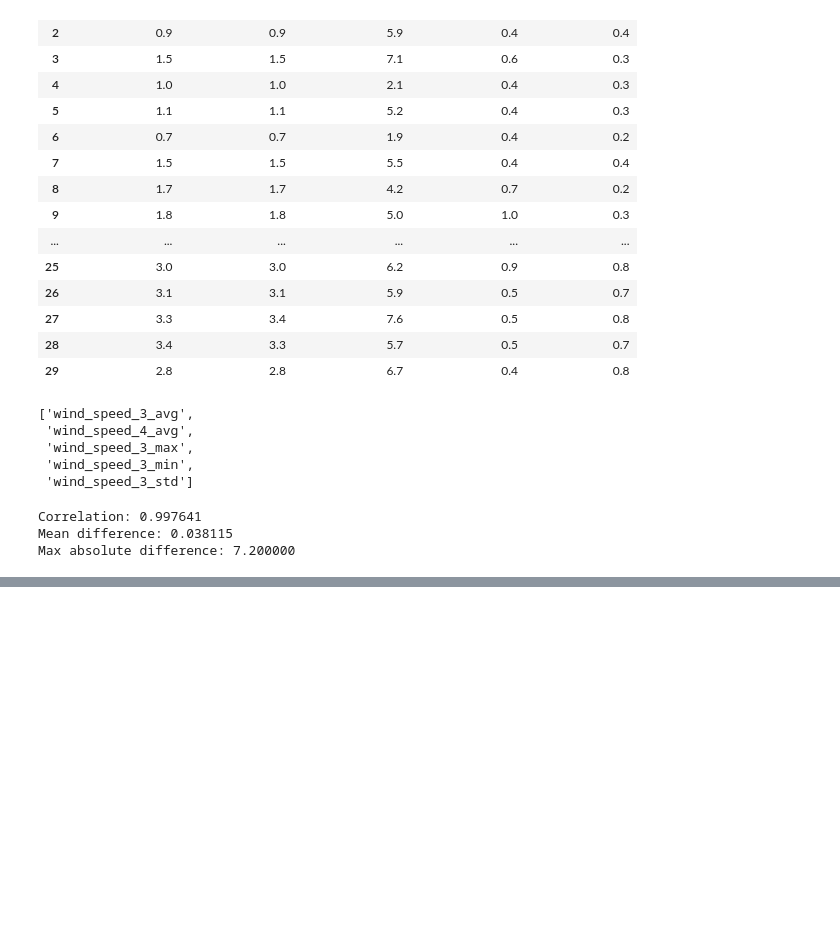
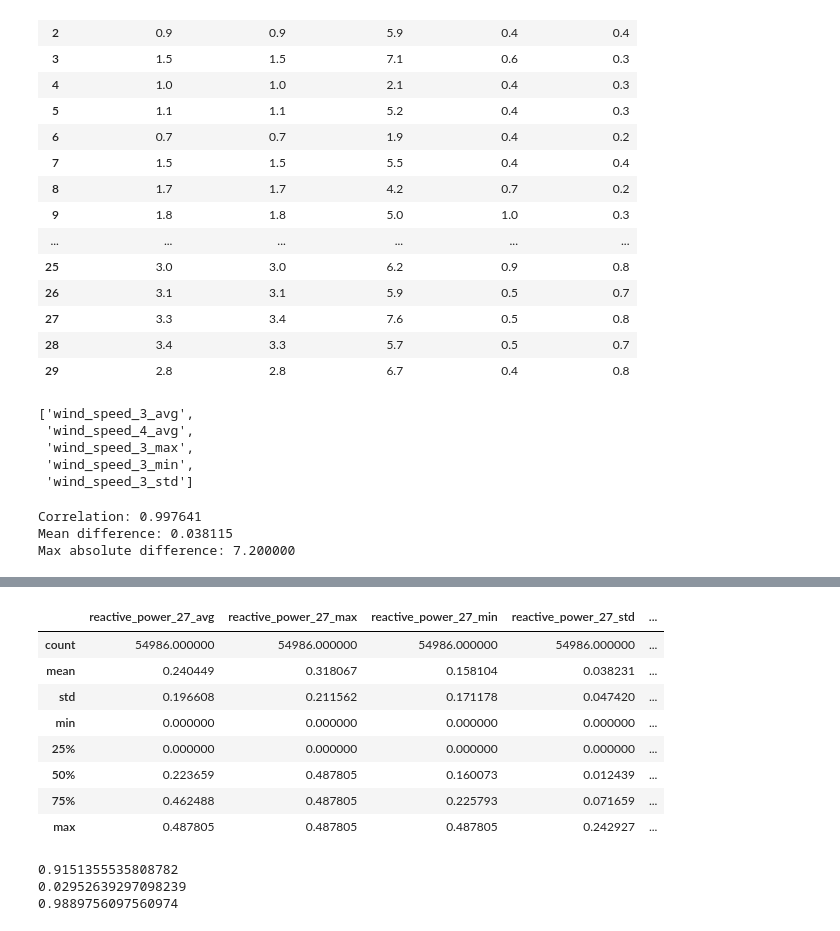
Before and after one commit to RithikDatascientist/potfolio, a Jupyter notebook: Wind_turbin_fault_detection_and_generation_loss/notebooks/01_EDA_Farm_A.ipynb, the cells around one changed output, grey strips where cells are left out. Cells and saved outputs as stored; diff of their text form; code cells hidden in the pictures; blank space fills up the shorter version.

```diff
--- a/Wind_turbin_fault_detection_and_generation_loss/notebooks/01_EDA_Farm_A.ipynb
+++ b/Wind_turbin_fault_detection_and_generation_loss/notebooks/01_EDA_Farm_A.ipynb
@@ -298,0 +325,23 @@ Max absolute difference: 7.200000
+# %%
+file_0[power_cols].describe()
+# %% [output]
+|  | reactive_power_27_avg | reactive_power_27_max | reactive_power_27_min | reactive_power_27_std | ... |
+| count | 54986.000000 | 54986.000000 | 54986.000000 | 54986.000000 | ... |
+| mean | 0.240449 | 0.318067 | 0.158104 | 0.038231 | ... |
+| std | 0.196608 | 0.211562 | 0.171178 | 0.047420 | ... |
+| min | 0.000000 | 0.000000 | 0.000000 | 0.000000 | ... |
+| 25% | 0.000000 | 0.000000 | 0.000000 | 0.000000 | ... |
+| 50% | 0.223659 | 0.487805 | 0.160073 | 0.012439 | ... |
+| 75% | 0.462488 | 0.487805 | 0.225793 | 0.071659 | ... |
+| max | 0.487805 | 0.487805 | 0.487805 | 0.242927 | ... |
+# %%
+power_29_30_correlation = file_0["power_29_avg"].corr(file_0["power_30_avg"])
+power_29_30_mean_diff = (file_0["power_29_avg"] - file_0["power_30_avg"]).mean()
+power_absolute_diff = (file_0["power_29_avg"] - file_0["power_30_avg"]).abs().max()
+print(power_29_30_correlation)
+print(power_29_30_mean_diff)
+print(power_absolute_diff)
+# %% [output]
+0.9151355535808782
+0.02952639297098239
+0.9889756097560974
```
Also changed, not shown: parts of 5 cells of this notebook, 2 other files.
